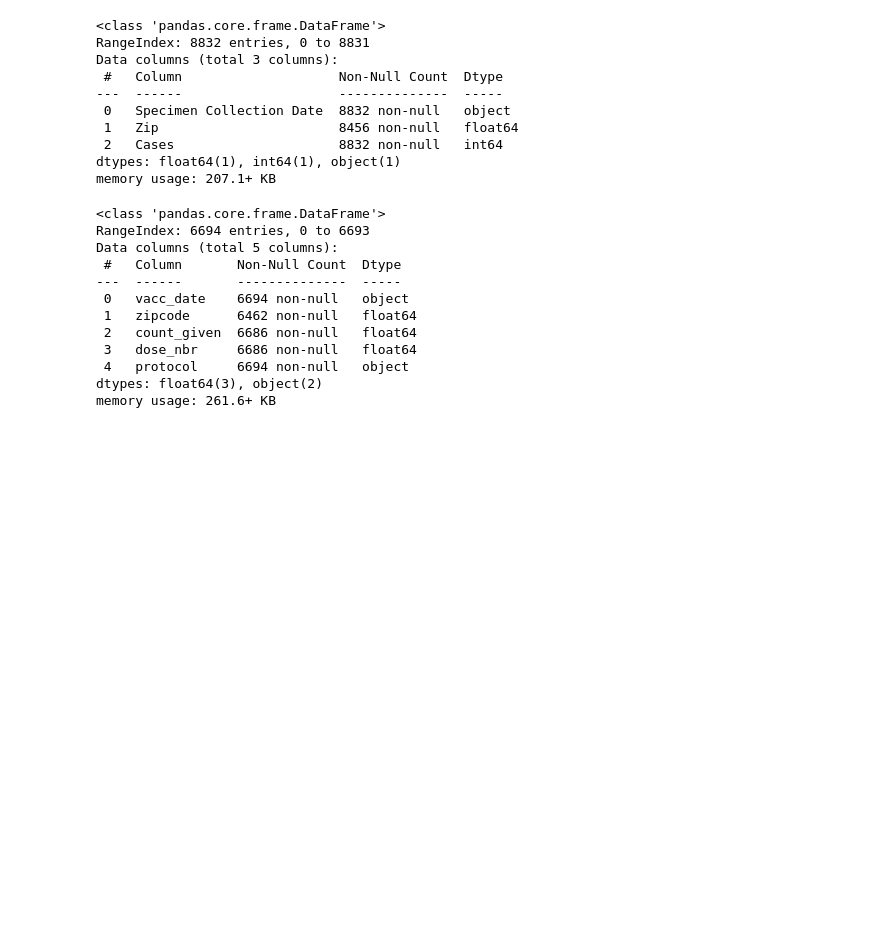
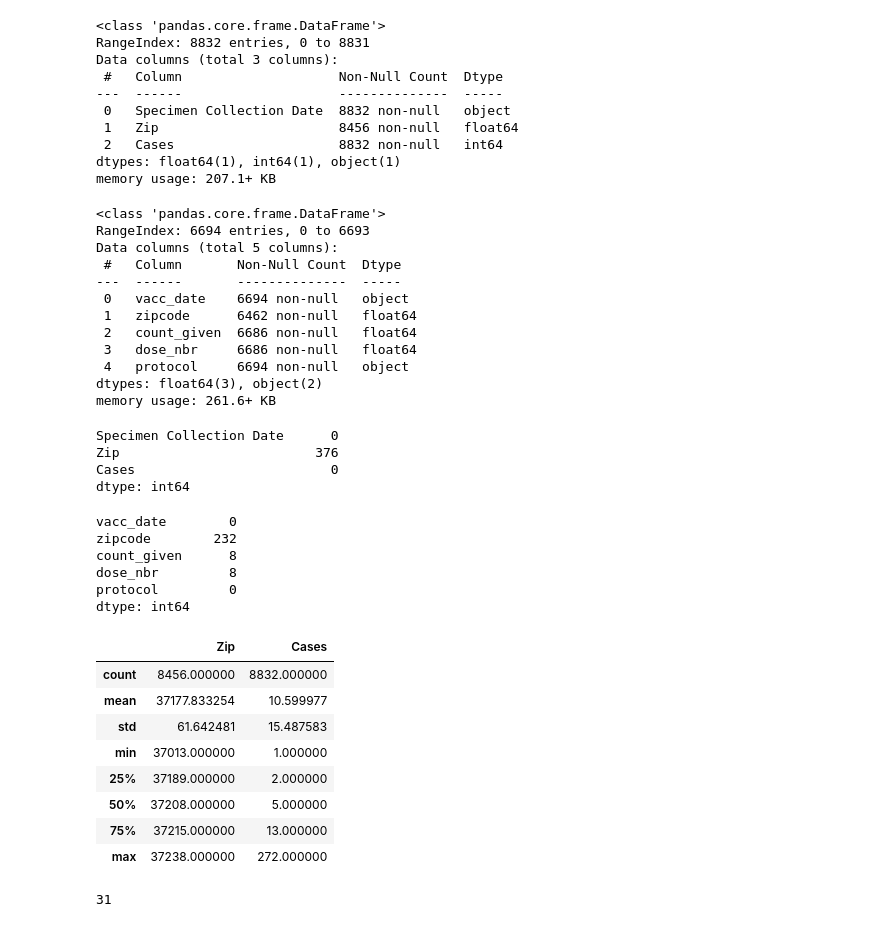
Before and after one commit to ryanhilber93/nash-covid-cases-vaccines-hot_chickens, a Jupyter notebook: data/COVID Vaccine Data.ipynb, the cells around one changed output. Saved outputs shown, nothing was run; the diff lists cells and outputs as text; code cells hidden in the pictures; blank space fills up the shorter version.

```diff
--- a/data/COVID Vaccine Data.ipynb
+++ b/data/COVID Vaccine Data.ipynb
@@ -56,3 +61,35 @@ Data columns (total 5 columns):
  4   protocol     6694 non-null   object
 dtypes: float64(3), object(2)
 memory usage: 261.6+ KB
+# %%
+Covid_Vacine_ByZip.isnull().sum()
+# %% [output]
+Specimen Collection Date      0
+Zip                         376
+Cases                         0
+dtype: int64
+# %%
+Vaccine_protocol.isnull().sum()
+# %% [output]
+vacc_date        0
+zipcode        232
+count_given      8
+dose_nbr         8
+protocol         0
+dtype: int64
+# %%
+Covid_Vacine_ByZip.describe()
+# %% [output]
+|  | Zip | Cases |
+| count | 8456.000000 | 8832.000000 |
+| mean | 37177.833254 | 10.599977 |
+| std | 61.642481 | 15.487583 |
+| min | 37013.000000 | 1.000000 |
+| 25% | 37189.000000 | 2.000000 |
+| 50% | 37208.000000 | 5.000000 |
+| 75% | 37215.000000 | 13.000000 |
+| max | 37238.000000 | 272.000000 |
+# %%
+Covid_Vacine_ByZip.Zip.nunique()
+# %% [output]
+31
```
Also changed, not shown: parts of 3 cells of this notebook.
